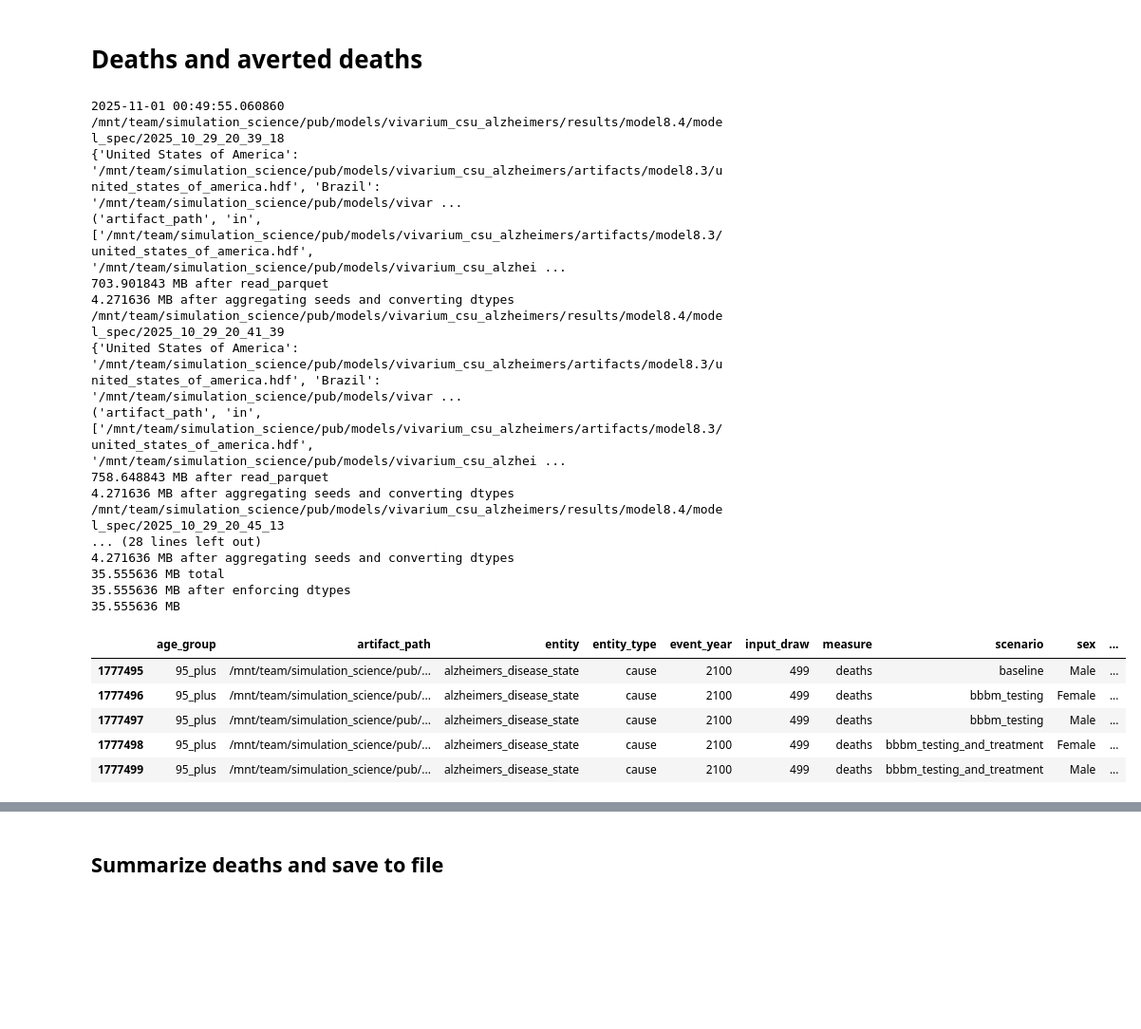
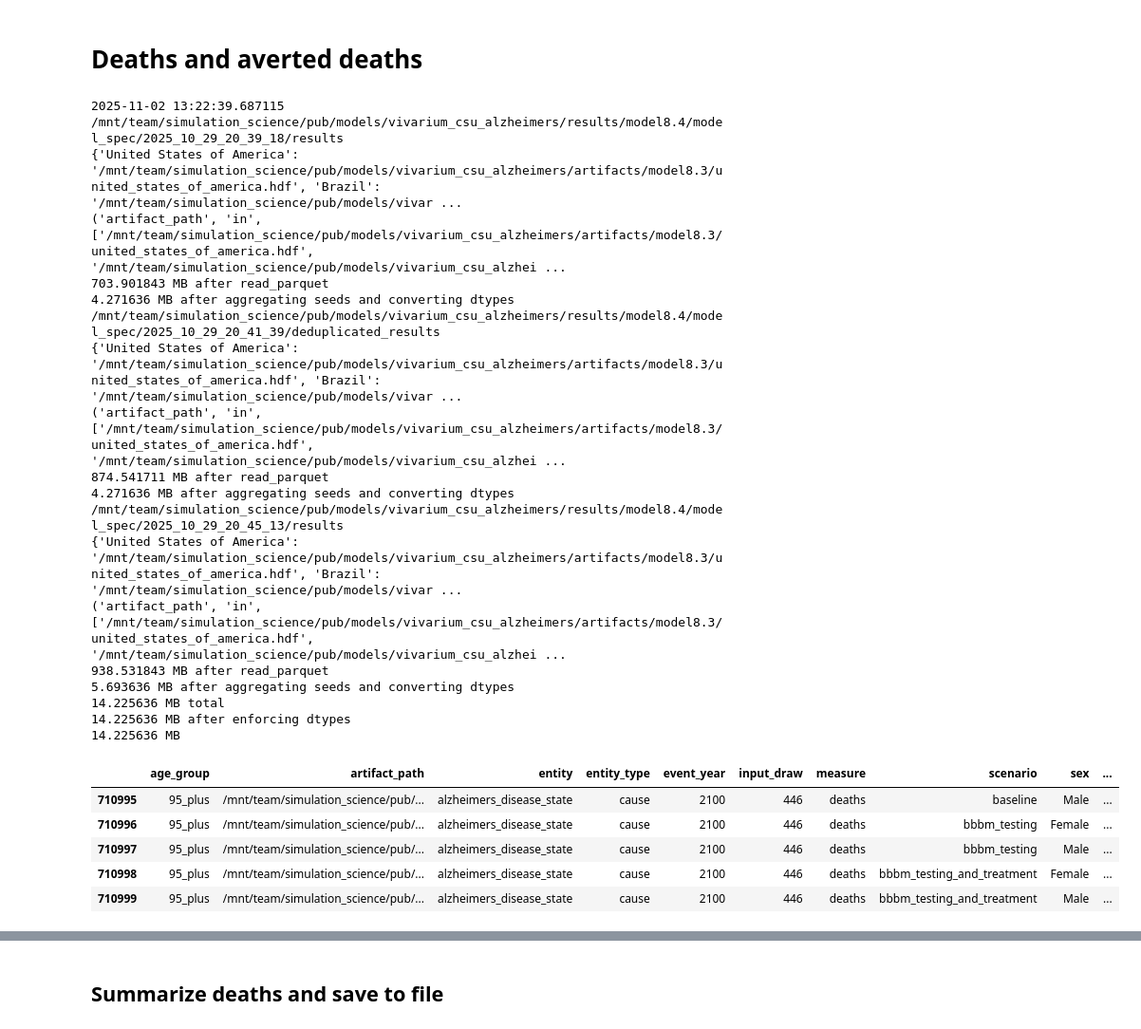
Before and after one commit to ihmeuw/vivarium_research_alzheimers, a Jupyter notebook: results_tables/2025_10_30_results_tables_ndbs.ipynb, the cells around one changed output, grey strips where cells are left out. Shown at 95% size. Cells and saved outputs as stored; diff of their text form; code cells hidden in the pictures; blank space fills up the shorter version.

```diff
--- a/results_tables/2025_10_30_results_tables_ndbs.ipynb
+++ b/results_tables/2025_10_30_results_tables_ndbs.ipynb
@@ -65,7 +66,7 @@ Batch 7 results:
 # Each batch run contains all locations, 100 random seeds, and 3 or 4 draws
 batch_run_dirs = [
     '/mnt/team/simulation_science/pub/models/vivarium_csu_alzheimers/results/model8.4/model_spec/2025_10_29_20_39_18',
-    '/mnt/team/simulation_science/pub/models/vivarium_csu_alzheimers/results/model8.4/model_spec/2025_10_29_20_41_39',
+    '/mnt/team/simulation_science/pub/models/vivarium_csu_alzheimers/results/model8.4/model_spec/2025_10_29_20_41_39', # deduplicated
     '/mnt/team/simulation_science/pub/models/vivarium_csu_alzheimers/results/model8.4/model_spec/2025_10_29_20_45_13', # 4 draws
     '/mnt/team/simulation_science/pub/models/vivarium_csu_alzheimers/results/model8.4/model_spec/2025_10_30_14_03_51',
     '/mnt/team/simulation_science/pub/models/vivarium_csu_alzheimers/results/model8.4/model_spec/2025_10_30_16_32_03',
@@ -73,3 +74,16 @@ batch_run_dirs = [
     '/mnt/team/simulation_science/pub/models/vivarium_csu_alzheimers/results/model8.4/model_spec/2025_10_31_01_03_40',
     '/mnt/team/simulation_science/pub/models/vivarium_csu_alzheimers/results/model8.4/model_spec/2025_10_31_01_09_31',
 ]
+
+batch_results_dirs = []
+for run_dir in batch_run_dirs:
+    if run_dir.endswith('2025_10_29_20_41_39'):
+        # One batch had to be deduplicated
+        results_dir = run_dir + '/deduplicated_results'
+    else:
+        results_dir = run_dir + '/results'
+    batch_results_dirs.append(results_dir)
+batch_results_dirs
+
+batch_results_dirs = batch_results_dirs[:3] # filter for testing
+batch_results_dirs
@@ -399,11 +417,13 @@ def load_sim_output(
                 if df[col].isna().all():
                     df.drop(columns=col, inplace=True)
         if colname_to_dtype is not None:
-            # Filter to avoid KeyError
-            colname_to_dtype = {c: dtype for c, dtype
-                                in colname_to_dtype.items() if c in df}
-            # NOTE: If copy-on-write is enabled, copy keyword is ignored
-            df = df.astype(colname_to_dtype, copy=False)
+            df = df.astype(
+                # Filter to avoid KeyError
+                {c: dtype for c, dtype
+                 in colname_to_dtype.items() if c in df},
+                 # NOTE: If copy-on-write is enabled, copy keyword is
+                 # ignored
+                 copy=False)
         if force_pandas_categoricals:
             convert_to_categorical(
                 df, exclude_cols=colname_to_dtype or (), inplace=True)
@@ -495,7 +516,7 @@ for i in range(n):
 # %%
 def load_measure_from_batch_runs(
         measure,
-        batch_run_dirs,
+        batch_results_dirs,
         locations=locations,
         n_location_groups=1,
         colname_to_dtype=colname_to_dtype,
@@ -512,9 +533,8 @@ def load_measure_from_batch_runs(
         # and return default.
         print("Warning: Not aggregating seeds, which may require lots of memory")
     dfs = []
-    for run_dir in batch_run_dirs:
-        print(run_dir)
-        results_dir = Path(run_dir) / 'results'
+    for results_dir in batch_results_dirs:
+        print(results_dir)
         for i in range(n_location_groups):
             location_group = locations[i::n_location_groups]
             # print(location_group)
@@ -873,44 +894,47 @@ def summarize_and_beautify(
 # %%
 current_time()
 # deaths.entity.unique(): ['alzheimers_disease_state', 'other_causes']
 # Filter out other causes when loading since we don't need it
 deaths_filter = [('entity', '=', 'alzheimers_disease_state')]
 # deaths = load_sim_output('deaths', filters=deaths_filter)
 
 # Stats for reading deaths.parquet:
 # 51 seconds to load with 1 location group, 36 MB after concatenation,
 # max 939 MB before aggregating seeds
 # 60 seconds to load with 3 location groups, 154 MB after concatenation,
 # max 306 MB before aggregating seeds
 deaths = load_measure_from_batch_runs(
-    'deaths', batch_run_dirs, locations, n_location_groups=1, filters=deaths_filter
+    'deaths', batch_results_dirs, locations, n_location_groups=1, filters=deaths_filter
 )
+print(len(deaths), 'rows')
 print_memory_usage(deaths)
 deaths.tail()
 # %% [output]
-2025-11-01 00:49:55.060860
-/mnt/team/simulation_science/pub/models/vivarium_csu_alzheimers/results/model8.4/model_spec/2025_10_29_20_39_18
+2025-11-02 13:22:39.687115
+/mnt/team/simulation_science/pub/models/vivarium_csu_alzheimers/results/model8.4/model_spec/2025_10_29_20_39_18/results
 {'United States of America': '/mnt/team/simulation_science/pub/models/vivarium_csu_alzheimers/artifacts/model8.3/united_states_of_america.hdf', 'Brazil': '/mnt/team/simulation_science/pub/models/vivar ...
 ('artifact_path', 'in', ['/mnt/team/simulation_science/pub/models/vivarium_csu_alzheimers/artifacts/model8.3/united_states_of_america.hdf', '/mnt/team/simulation_science/pub/models/vivarium_csu_alzhei ...
 703.901843 MB after read_parquet
 4.271636 MB after aggregating seeds and converting dtypes
-/mnt/team/simulation_science/pub/models/vivarium_csu_alzheimers/results/model8.4/model_spec/2025_10_29_20_41_39
+/mnt/team/simulation_science/pub/models/vivarium_csu_alzheimers/results/model8.4/model_spec/2025_10_29_20_41_39/deduplicated_results
 {'United States of America': '/mnt/team/simulation_science/pub/models/vivarium_csu_alzheimers/artifacts/model8.3/united_states_of_america.hdf', 'Brazil': '/mnt/team/simulation_science/pub/models/vivar ...
 ('artifact_path', 'in', ['/mnt/team/simulation_science/pub/models/vivarium_csu_alzheimers/artifacts/model8.3/united_states_of_america.hdf', '/mnt/team/simulation_science/pub/models/vivarium_csu_alzhei ...
-758.648843 MB after read_parquet
+874.541711 MB after read_parquet
 4.271636 MB after aggregating seeds and converting dtypes
-/mnt/team/simulation_science/pub/models/vivarium_csu_alzheimers/results/model8.4/model_spec/2025_10_29_20_45_13
-... (28 lines left out)
-4.271636 MB after aggregating seeds and converting dtypes
-35.555636 MB total
-35.555636 MB after enforcing dtypes
-35.555636 MB
+/mnt/team/simulation_science/pub/models/vivarium_csu_alzheimers/results/model8.4/model_spec/2025_10_29_20_45_13/results
+{'United States of America': '/mnt/team/simulation_science/pub/models/vivarium_csu_alzheimers/artifacts/model8.3/united_states_of_america.hdf', 'Brazil': '/mnt/team/simulation_science/pub/models/vivar ...
+('artifact_path', 'in', ['/mnt/team/simulation_science/pub/models/vivarium_csu_alzheimers/artifacts/model8.3/united_states_of_america.hdf', '/mnt/team/simulation_science/pub/models/vivarium_csu_alzhei ...
+938.531843 MB after read_parquet
+5.693636 MB after aggregating seeds and converting dtypes
+14.225636 MB total
+14.225636 MB after enforcing dtypes
+14.225636 MB
 |  | age_group | artifact_path | entity | entity_type | event_year | input_draw | measure | scenario | sex | ... |
-| 1777495 | 95_plus | /mnt/team/simulation_science/pub/... | alzheimers_disease_state | cause | 2100 | 499 | deaths | baseline | Male | ... |
-| 1777496 | 95_plus | /mnt/team/simulation_science/pub/... | alzheimers_disease_state | cause | 2100 | 499 | deaths | bbbm_testing | Female | ... |
-| 1777497 | 95_plus | /mnt/team/simulation_science/pub/... | alzheimers_disease_state | cause | 2100 | 499 | deaths | bbbm_testing | Male | ... |
-| 1777498 | 95_plus | /mnt/team/simulation_science/pub/... | alzheimers_disease_state | cause | 2100 | 499 | deaths | bbbm_testing_and_treatment | Female | ... |
-| 1777499 | 95_plus | /mnt/team/simulation_science/pub/... | alzheimers_disease_state | cause | 2100 | 499 | deaths | bbbm_testing_and_treatment | Male | ... |
+| 710995 | 95_plus | /mnt/team/simulation_science/pub/... | alzheimers_disease_state | cause | 2100 | 446 | deaths | baseline | Male | ... |
+| 710996 | 95_plus | /mnt/team/simulation_science/pub/... | alzheimers_disease_state | cause | 2100 | 446 | deaths | bbbm_testing | Female | ... |
+| 710997 | 95_plus | /mnt/team/simulation_science/pub/... | alzheimers_disease_state | cause | 2100 | 446 | deaths | bbbm_testing | Male | ... |
+| 710998 | 95_plus | /mnt/team/simulation_science/pub/... | alzheimers_disease_state | cause | 2100 | 446 | deaths | bbbm_testing_and_treatment | Female | ... |
+| 710999 | 95_plus | /mnt/team/simulation_science/pub/... | alzheimers_disease_state | cause | 2100 | 446 | deaths | bbbm_testing_and_treatment | Male | ... |
 # %%
 def process_deaths(deaths, ops=ops):
     """Preprocess the deaths dataframe and compute averted deaths."""
```
Also changed, not shown: parts of 40 cells of this notebook.
